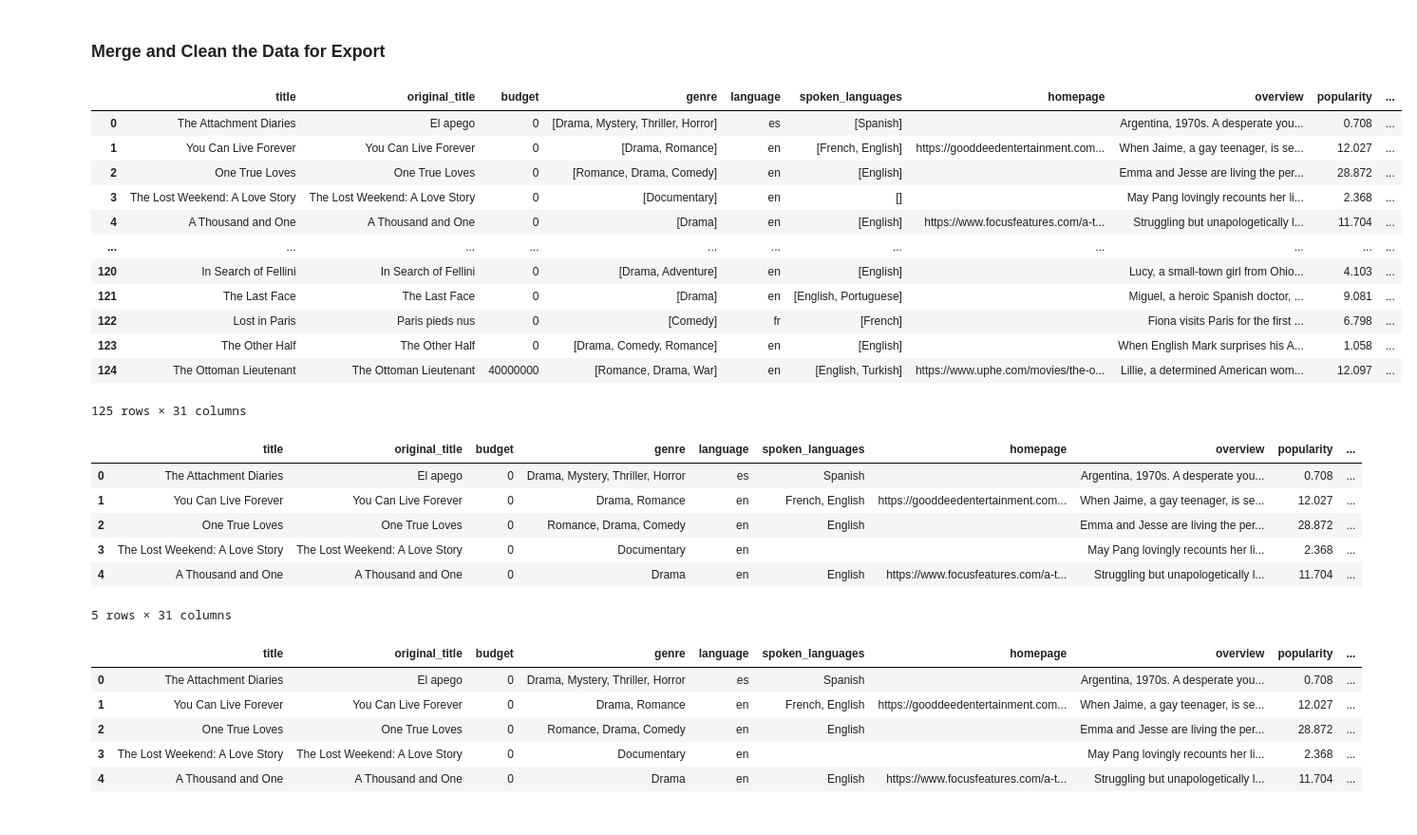
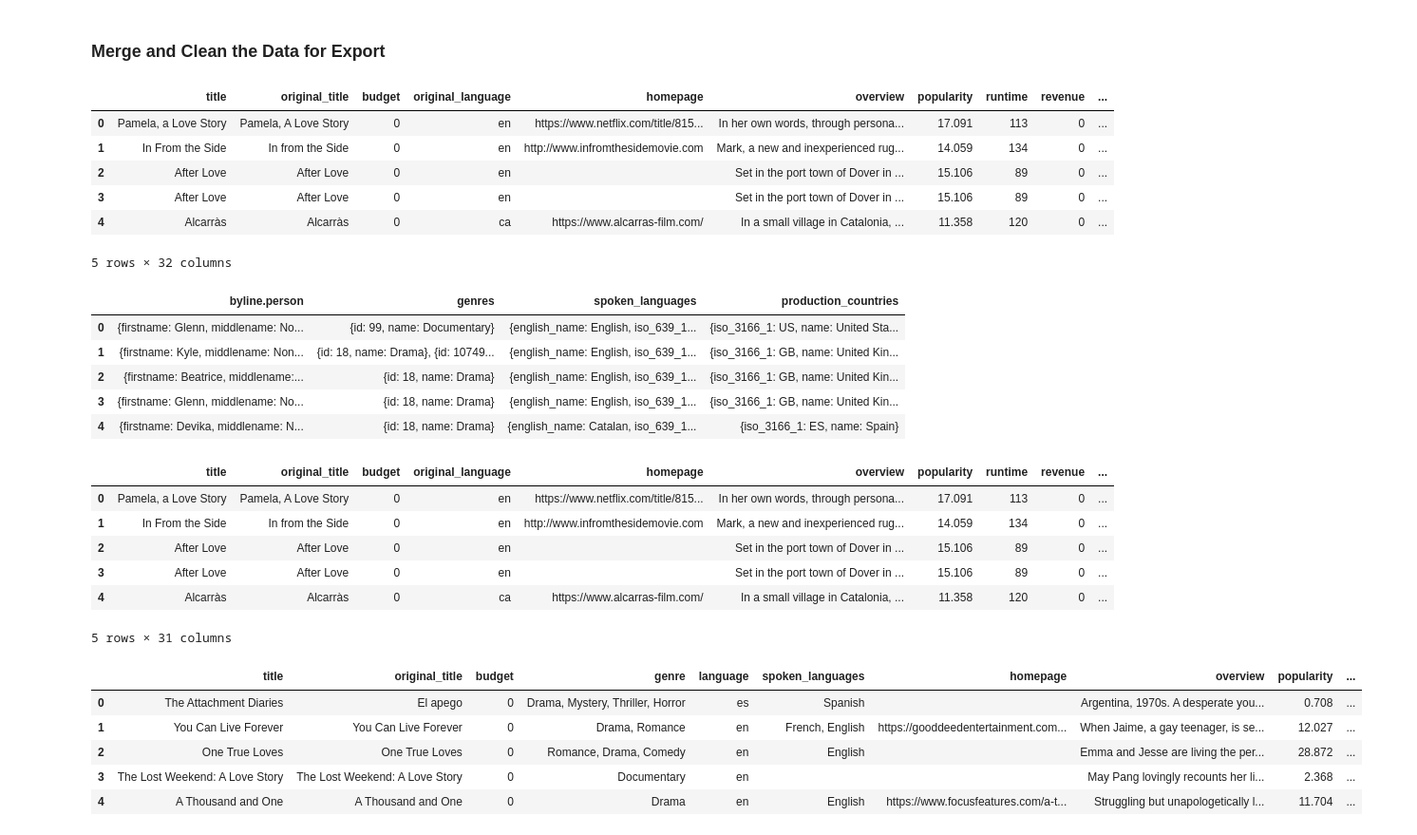
Before and after one commit to jebamania/data-sourcing-challenge, a Jupyter notebook: retrieve_movie_data.ipynb, the cells around one changed output. Shown at 95% size. Drawn from its saved outputs; the diff is of its cells as text; code cells hidden in the pictures.

```diff
--- a/retrieve_movie_data.ipynb
+++ b/retrieve_movie_data.ipynb
@@ -375,57 +375,65 @@ print(json.dumps(tmdb_movies_list, sort_keys=True, indent=4))
 ]
 # %%
 # Convert the results to a DataFrame
-df_movies = pd.DataFrame(tmdb_movies_list)
+tmdb_df = pd.DataFrame(tmdb_movies_list)
 
-#df_movies.head()
-df_movies.shape
+#df_tmdb_df.head()
+tmdb_df.shape
 # %% [output]
 (186, 15)
 # %% [markdown]
 ### Merge and Clean the Data for Export
 # %%
 # Merge the New York Times reviews and TMDB DataFrames on title
+grouped_df = tmdb_df.merge(df, how='inner', left_on='title', right_on='Title')
+grouped_df.head()
 # %% [output]
-|  | title | original_title | budget | genre | language | spoken_languages | homepage | overview | popularity | ... |
-| 0 | The Attachment Diaries | El apego | 0 | [Drama, Mystery, Thriller, Horror] | es | [Spanish] |  | Argentina, 1970s. A desperate you... | 0.708 | ... |
-| 1 | You Can Live Forever | You Can Live Forever | 0 | [Drama, Romance] | en | [French, English] | https://gooddeedentertainment.com... | When Jaime, a gay teenager, is se... | 12.027 | ... |
-| 2 | One True Loves | One True Loves | 0 | [Romance, Drama, Comedy] | en | [English] |  | Emma and Jesse are living the per... | 28.872 | ... |
-| 3 | The Lost Weekend: A Love Story | The Lost Weekend: A Love Story | 0 | [Documentary] | en | [] |  | May Pang lovingly recounts her li... | 2.368 | ... |
-| 4 | A Thousand and One | A Thousand and One | 0 | [Drama] | en | [English] | https://www.focusfeatures.com/a-t... | Struggling but unapologetically l... | 11.704 | ... |
-| ... | ... | ... | ... | ... | ... | ... | ... | ... | ... | ... |
-| 120 | In Search of Fellini | In Search of Fellini | 0 | [Drama, Adventure] | en | [English] |  | Lucy, a small-town girl from Ohio... | 4.103 | ... |
-| 121 | The Last Face | The Last Face | 0 | [Drama] | en | [English, Portuguese] |  | Miguel, a heroic Spanish doctor, ... | 9.081 | ... |
-| 122 | Lost in Paris | Paris pieds nus | 0 | [Comedy] | fr | [French] |  | Fiona visits Paris for the first ... | 6.798 | ... |
-| 123 | The Other Half | The Other Half | 0 | [Drama, Comedy, Romance] | en | [English] |  | When English Mark surprises his A... | 1.058 | ... |
-| 124 | The Ottoman Lieutenant | The Ottoman Lieutenant | 40000000 | [Romance, Drama, War] | en | [English, Turkish] | https://www.uphe.com/movies/the-o... | Lillie, a determined American wom... | 12.097 | ... |
+|  | title | original_title | budget | original_language | homepage | overview | popularity | runtime | revenue | ... |
+| 0 | Pamela, a Love Story | Pamela, A Love Story | 0 | en | https://www.netflix.com/title/815... | In her own words, through persona... | 17.091 | 113 | 0 | ... |
+| 1 | In From the Side | In from the Side | 0 | en | http://www.infromthesidemovie.com | Mark, a new and inexperienced rug... | 14.059 | 134 | 0 | ... |
+| 2 | After Love | After Love | 0 | en |  | Set in the port town of Dover in ... | 15.106 | 89 | 0 | ... |
+| 3 | After Love | After Love | 0 | en |  | Set in the port town of Dover in ... | 15.106 | 89 | 0 | ... |
+| 4 | Alcarràs | Alcarràs | 0 | ca | https://www.alcarras-film.com/ | In a small village in Catalonia, ... | 11.358 | 120 | 0 | ... |
-125 rows × 31 columns
+5 rows × 32 columns
 # %%
 # Remove list brackets and quotation marks on the columns containing lists
 # Create a list of the columns that need fixing
-
+columns_to_fix = ['byline.person','genres', 'spoken_languages','production_countries',]
 
 # Create a list of characters to remove
-
+characters_to_remove = ['[',']',"'"]
 
 # Loop through the list of columns to fix
+for col in columns_to_fix:
 
     # Convert the column to type 'str'
-
+    grouped_df[col] = grouped_df[col].astype(str)
 
     # Loop through characters to remove
-
+    for s in characters_to_remove:
+        grouped_df[col] = grouped_df[col].str.replace(s,'')
 
 # Display the fixed DataFrame
+grouped_df[columns_to_fix].head()
 # %% [output]
-|  | title | original_title | budget | genre | language | spoken_languages | homepage | overview | popularity | ... |
-| 0 | The Attachment Diaries | El apego | 0 | Drama, Mystery, Thriller, Horror | es | Spanish |  | Argentina, 1970s. A desperate you... | 0.708 | ... |
-| 1 | You Can Live Forever | You Can Live Forever | 0 | Drama, Romance | en | French, English | https://gooddeedentertainment.com... | When Jaime, a gay teenager, is se... | 12.027 | ... |
-| 2 | One True Loves | One True Loves | 0 | Romance, Drama, Comedy | en | English |  | Emma and Jesse are living the per... | 28.872 | ... |
-| 3 | The Lost Weekend: A Love Story | The Lost Weekend: A Love Story | 0 | Documentary | en |  |  | May Pang lovingly recounts her li... | 2.368 | ... |
-| 4 | A Thousand and One | A Thousand and One | 0 | Drama | en | English | https://www.focusfeatures.com/a-t... | Struggling but unapologetically l... | 11.704 | ... |
+|  | byline.person | genres | spoken_languages | production_countries |
+| 0 | {firstname: Glenn, middlename: No... | {id: 99, name: Documentary} | {english_name: English, iso_639_1... | {iso_3166_1: US, name: United Sta... |
+| 1 | {firstname: Kyle, middlename: Non... | {id: 18, name: Drama}, {id: 10749... | {english_name: English, iso_639_1... | {iso_3166_1: GB, name: United Kin... |
+| 2 | {firstname: Beatrice, middlename:... | {id: 18, name: Drama} | {english_name: English, iso_639_1... | {iso_3166_1: GB, name: United Kin... |
+| 3 | {firstname: Glenn, middlename: No... | {id: 18, name: Drama} | {english_name: English, iso_639_1... | {iso_3166_1: GB, name: United Kin... |
+| 4 | {firstname: Devika, middlename: N... | {id: 18, name: Drama} | {english_name: Catalan, iso_639_1... | {iso_3166_1: ES, name: Spain} |
-5 rows × 31 columns
 # %%
 # Drop "byline.person" column
+grouped_df = grouped_df.drop('byline.person', axis=1)
+grouped_df.head()
+# %% [output]
+|  | title | original_title | budget | original_language | homepage | overview | popularity | runtime | revenue | ... |
+| 0 | Pamela, a Love Story | Pamela, A Love Story | 0 | en | https://www.netflix.com/title/815... | In her own words, through persona... | 17.091 | 113 | 0 | ... |
+| 1 | In From the Side | In from the Side | 0 | en | http://www.infromthesidemovie.com | Mark, a new and inexperienced rug... | 14.059 | 134 | 0 | ... |
+| 2 | After Love | After Love | 0 | en |  | Set in the port town of Dover in ... | 15.106 | 89 | 0 | ... |
+| 3 | After Love | After Love | 0 | en |  | Set in the port town of Dover in ... | 15.106 | 89 | 0 | ... |
+| 4 | Alcarràs | Alcarràs | 0 | ca | https://www.alcarras-film.com/ | In a small village in Catalonia, ... | 11.358 | 120 | 0 | ... |
+5 rows × 31 columns
 # %%
 # Delete duplicate rows and reset index
 # %% [output]
```
